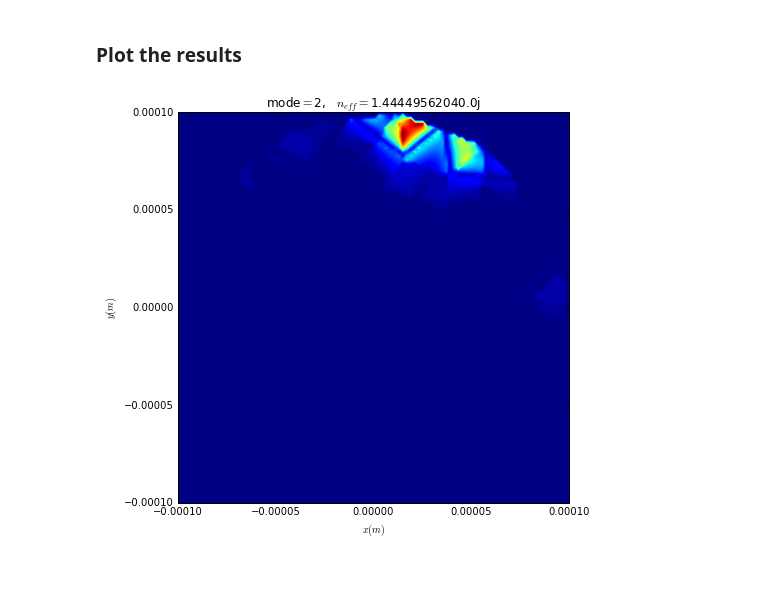
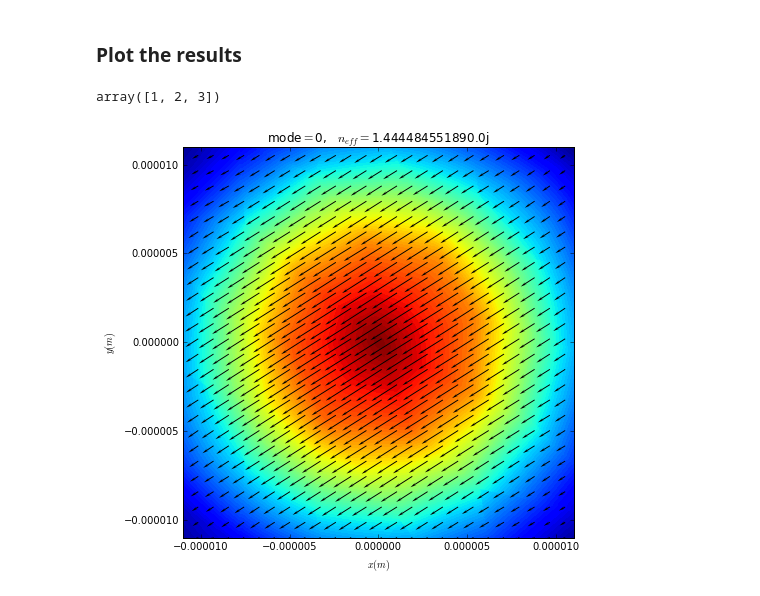
Before and after one commit to ibegleris/WaFEl, a Jupyter notebook: Dispersion_analysis.ipynb, the cells around one changed output. Saved outputs shown, nothing was run; the diff lists cells and outputs as text; code cells hidden in the pictures.

```diff
--- a/Dispersion_analysis.ipynb
+++ b/Dispersion_analysis.ipynb
@@ -439,0 +231,2 @@ sparse eigenvalue time
+# %%
+eigen,ev = find_eigenvalues(A,B,A_complex,B_complex,neff_g,num,k0,free_dofs,k,sparse_=True)
@@ -457,3 +252,4 @@ first_mode_idx = 0
 # %%
 propagating_modes = np.where(((beta[sort_index]/k0).real>nclad.real) & ((beta[sort_index]/k0).real<ncore))
+propagating_modes = propagating_modes[0][:]
 # %% [markdown]
@@ -516,12 +267,18 @@ mode_field1 /=maxi
-# %%
-fig = plt.figure(figsize=(7.0, 7.0))
-X,Y = np.meshgrid(x,y)
-plt.contourf(X,Y,mode_field1,90)
-#plt.colorbar()
-#plt.axes("equal")
-plt.xlabel(r'$x(m)$')
-plt.ylabel(r'$y(m)$')
-plt.title(r'mode$=$'+str(mode_idx)+', '+'  $n_{eff}=$'+str((beta[sort_index][mode_idx]/k0).real)+str((beta[sort_index][mode_idx]/k0).imag)+'j')
-plt.show()
-# %% [output]
-[figure, removed]
+# %%
+mode = 0
+# %%
+propagating_modes
+# %% [output]
+array([1, 2, 3])
+# %%
+size1 = 512
+size2 = 512#124
+xmin, xmax = (-r_core-0.1*r_core,r_core+0.1*r_core)
+ymin, ymax = (-r_core-0.1*r_core,r_core+0.1*r_core)
+x = np.linspace(xmin,ymax,size1)
+y = np.linspace(ymin,ymax,size2)
+# %%
+mode_idx = propagating_modes[mode]
+x,y,E,E_axial = electric_field_interpolation(x,y,r_core,r_clad,mode,mode_idx,k,beta,k0,A,ev,sort_index,free_dofs,combined_space,ploting = True,sp=20)
+# %% [output]
+[figure, added]
```
Also changed, not shown: parts of 119 cells of this notebook, 8 other files.
